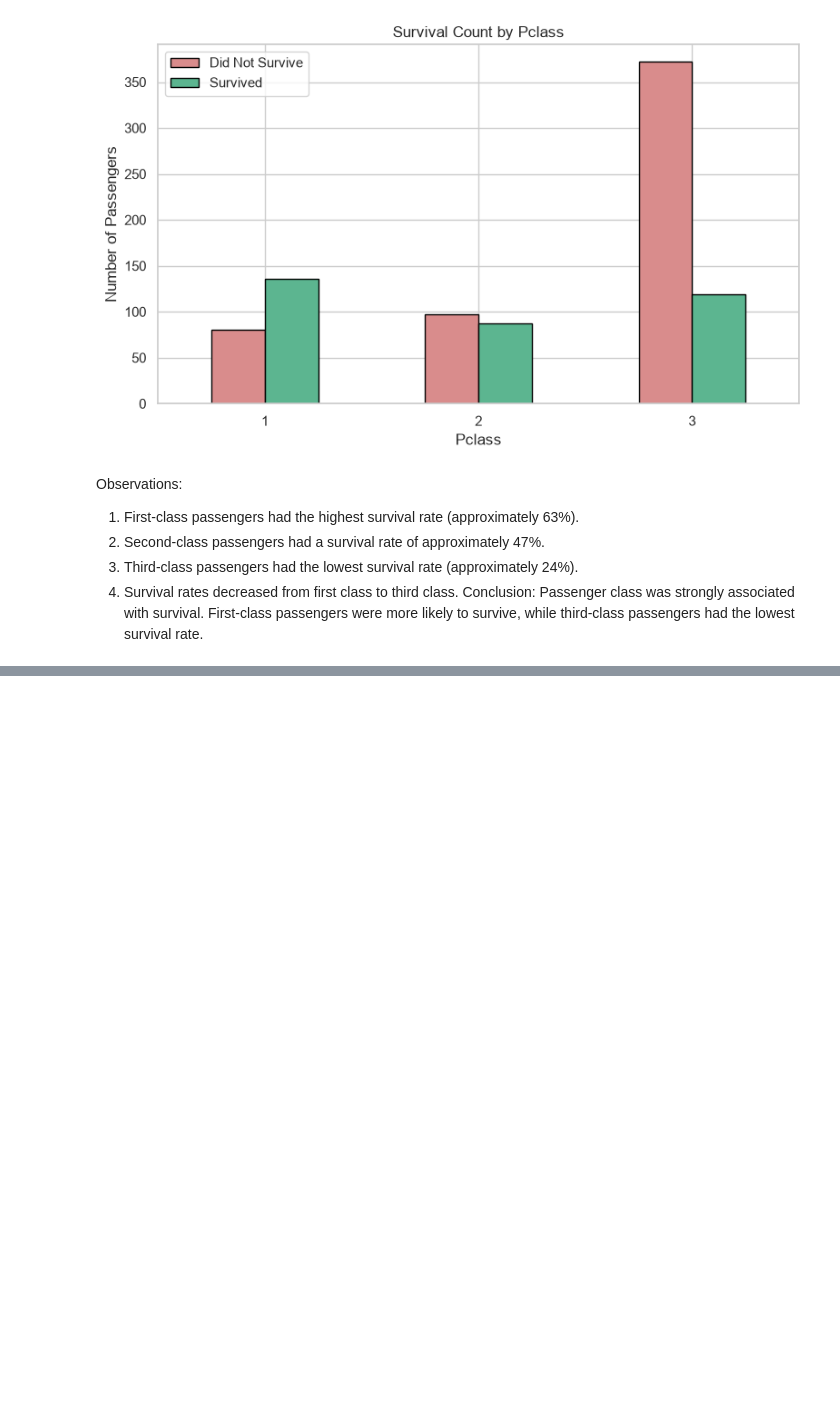
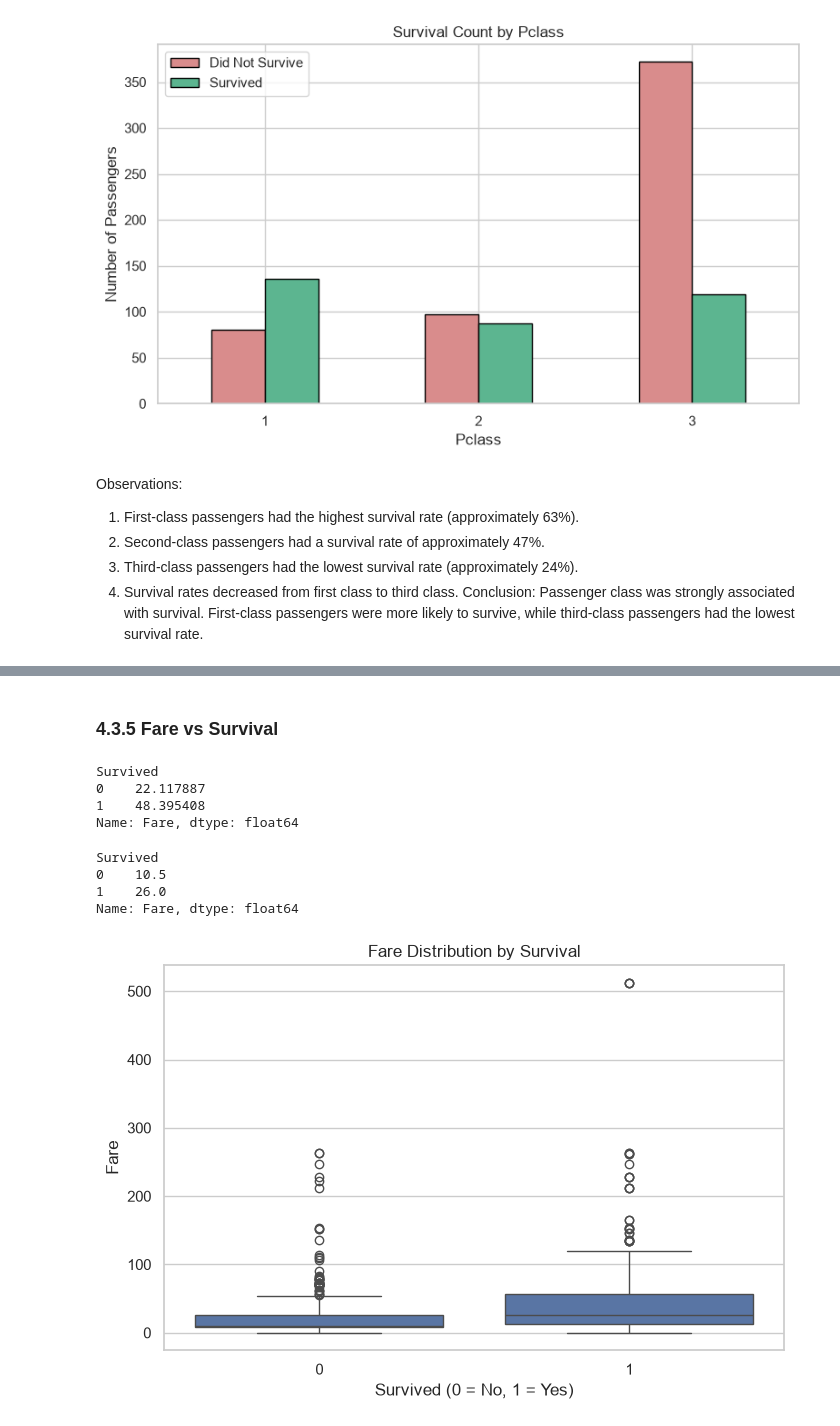
Before and after one commit to ansxka-codes/titanic-eda, a Jupyter notebook: titanic-eda/titanic_eda.ipynb, the cells around one changed output, grey strips where cells are left out. Saved outputs shown, nothing was run; the diff lists cells and outputs as text; code cells hidden in the pictures; blank space fills up the shorter version.

```diff
--- a/titanic-eda/titanic_eda.ipynb
+++ b/titanic-eda/titanic_eda.ipynb
@@ -423,0 +539,26 @@ Conclusion: Passenger class was strongly associated with survival. First-class p
+# %% [markdown]
+### 4.3.5 Fare vs Survival
+# %%
+fare_sur=df.groupby("Survived")["Fare"].mean()
+fare_sur
+# %% [output]
+Survived
+0    22.117887
+1    48.395408
+Name: Fare, dtype: float64
+# %%
+fare_sur=df.groupby("Survived")["Fare"].median()
+fare_sur
+# %% [output]
+Survived
+0    10.5
+1    26.0
+Name: Fare, dtype: float64
+# %%
+sns.boxplot(x="Survived", y="Fare", data=df)
+plt.title("Fare Distribution by Survival")
+plt.xlabel("Survived (0 = No, 1 = Yes)")
+plt.ylabel("Fare")
+plt.show()
+# %% [output]
+[figure, added]
```
Also changed, not shown: parts of 36 cells of this notebook.
